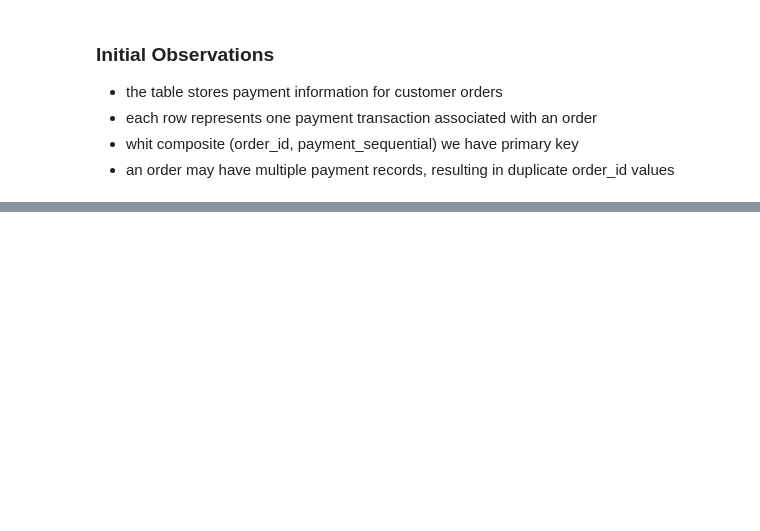
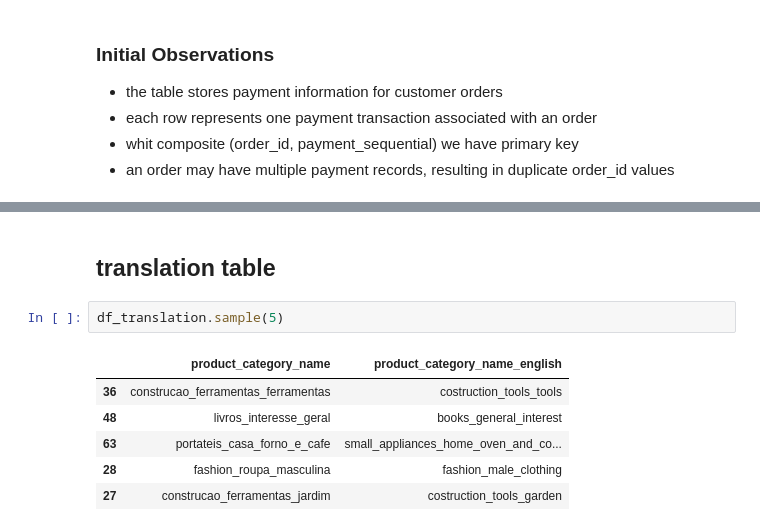
Before and after one commit to AminrezaAman/brazilian-ecommerce-analytics, a Jupyter notebook: notebooks/01_data_understanding.ipynb, the cells around one changed output, grey strips where cells are left out. Saved outputs shown, nothing was run; the diff lists cells and outputs as text; blank space fills up the shorter version.

```diff
--- a/notebooks/01_data_understanding.ipynb
+++ b/notebooks/01_data_understanding.ipynb
@@ -516,0 +614,11 @@ df_payments[df_payments.order_id == 'fa65dad1b0e818e3ccc5cb0e39231352'].sort_val
+# %% [markdown]
+## translation table
+# %%
+df_translation.sample(5)
+# %% [output]
+|  | product_category_name | product_category_name_english |
+| 36 | construcao_ferramentas_ferramentas | costruction_tools_tools |
+| 48 | livros_interesse_geral | books_general_interest |
+| 63 | portateis_casa_forno_e_cafe | small_appliances_home_oven_and_co... |
+| 28 | fashion_roupa_masculina | fashion_male_clothing |
+| 27 | construcao_ferramentas_jardim | costruction_tools_garden |
```
Also changed, not shown: parts of 11 cells of this notebook.
